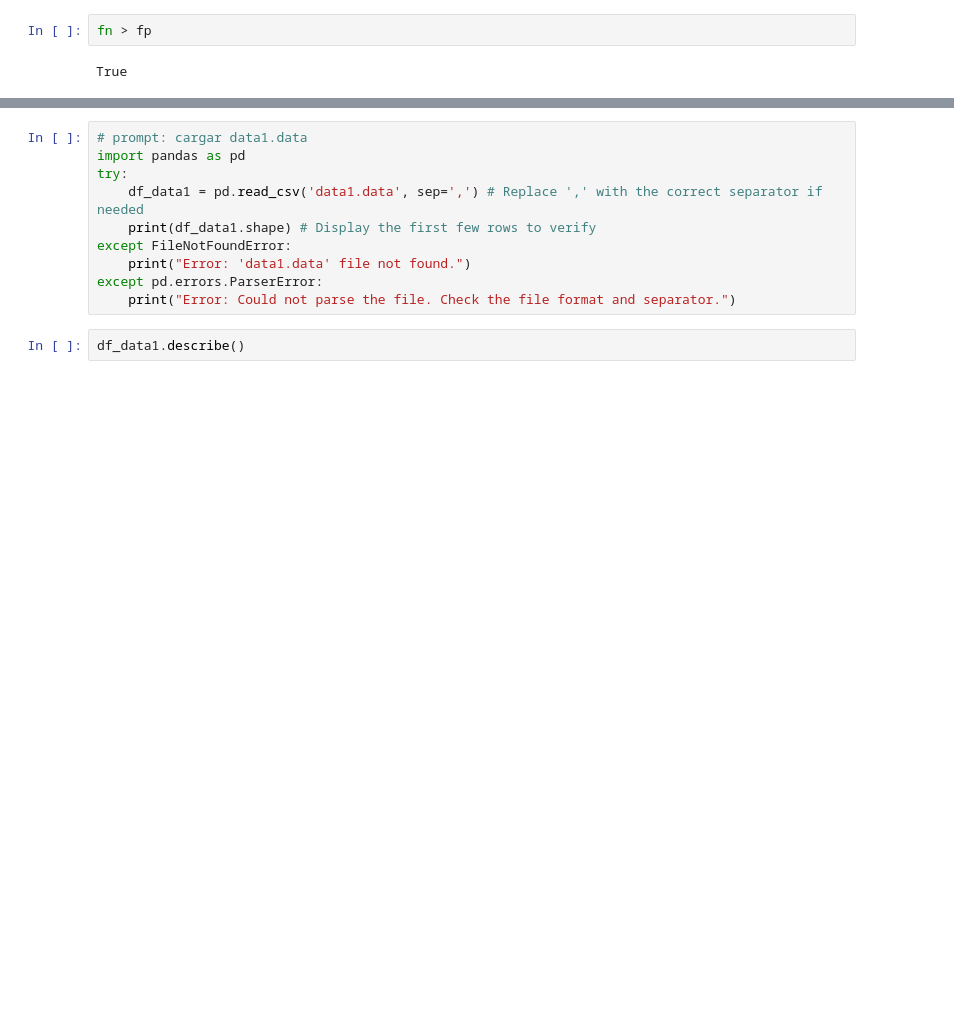
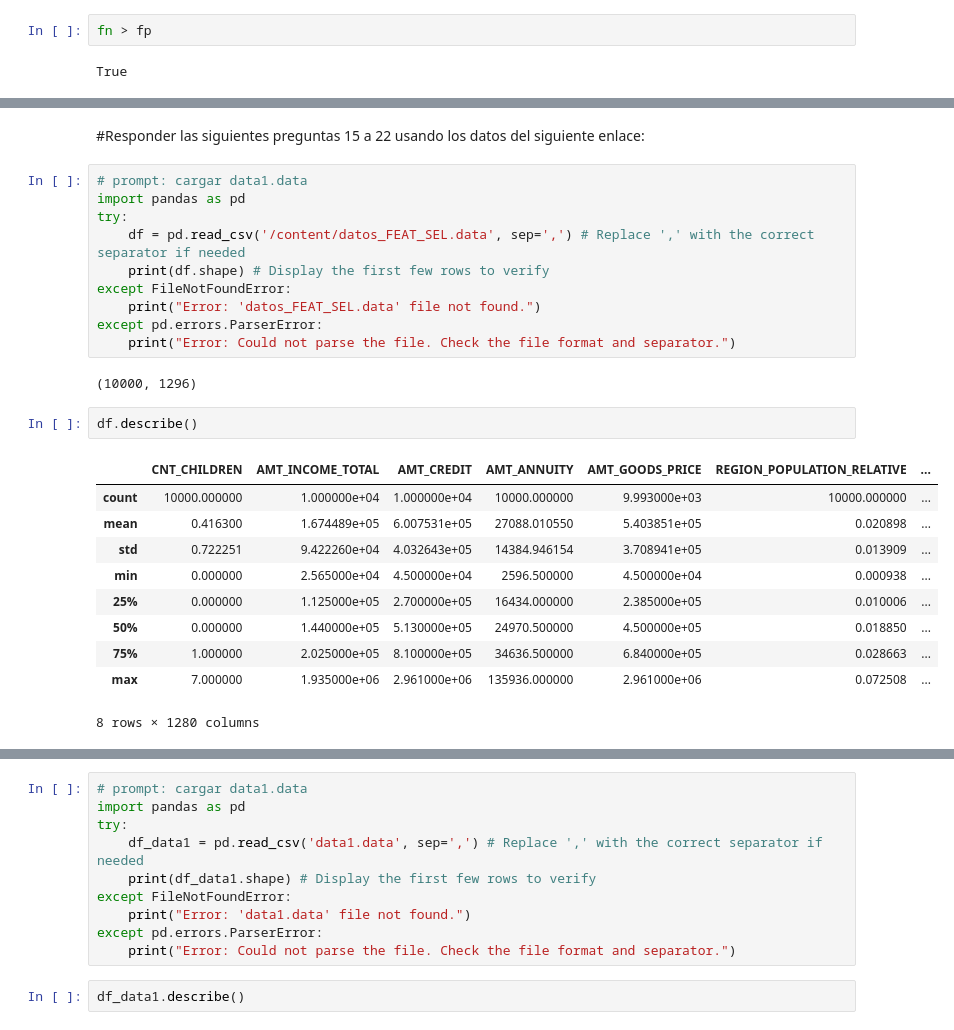
Before and after one commit to cam2149/MachineLearningIII, a Jupyter notebook: Certificacion.ipynb, the cells around one changed output, grey strips where cells are left out. Drawn from its saved outputs; the diff is of its cells as text; blank space fills up the shorter version.

```diff
--- a/Certificacion.ipynb
+++ b/Certificacion.ipynb
@@ -285,0 +421,27 @@ El archivo contiene dos conjuntos de datos: train y test. Debe entrenar un clasi
+# %% [markdown]
+#Responder las siguientes preguntas 15 a 22  usando los datos del siguiente enlace:
+# %%
+# prompt: cargar data1.data
+import pandas as pd
+try:
+    df = pd.read_csv('/content/datos_FEAT_SEL.data', sep=',') # Replace ',' with the correct separator if needed
+    print(df.shape) # Display the first few rows to verify
+except FileNotFoundError:
+    print("Error: 'datos_FEAT_SEL.data' file not found.")
+except pd.errors.ParserError:
+    print("Error: Could not parse the file. Check the file format and separator.")
+# %% [output]
+(10000, 1296)
+# %%
+df.describe()
+# %% [output]
+|  | CNT_CHILDREN | AMT_INCOME_TOTAL | AMT_CREDIT | AMT_ANNUITY | AMT_GOODS_PRICE | REGION_POPULATION_RELATIVE | ... |
+| count | 10000.000000 | 1.000000e+04 | 1.000000e+04 | 10000.000000 | 9.993000e+03 | 10000.000000 | ... |
+| mean | 0.416300 | 1.674489e+05 | 6.007531e+05 | 27088.010550 | 5.403851e+05 | 0.020898 | ... |
+| std | 0.722251 | 9.422260e+04 | 4.032643e+05 | 14384.946154 | 3.708941e+05 | 0.013909 | ... |
+| min | 0.000000 | 2.565000e+04 | 4.500000e+04 | 2596.500000 | 4.500000e+04 | 0.000938 | ... |
+| 25% | 0.000000 | 1.125000e+05 | 2.700000e+05 | 16434.000000 | 2.385000e+05 | 0.010006 | ... |
+| 50% | 0.000000 | 1.440000e+05 | 5.130000e+05 | 24970.500000 | 4.500000e+05 | 0.018850 | ... |
+| 75% | 1.000000 | 2.025000e+05 | 8.100000e+05 | 34636.500000 | 6.840000e+05 | 0.028663 | ... |
+| max | 7.000000 | 1.935000e+06 | 2.961000e+06 | 135936.000000 | 2.961000e+06 | 0.072508 | ... |
+8 rows × 1280 columns
```
Also changed, not shown: parts of 15 cells of this notebook.
